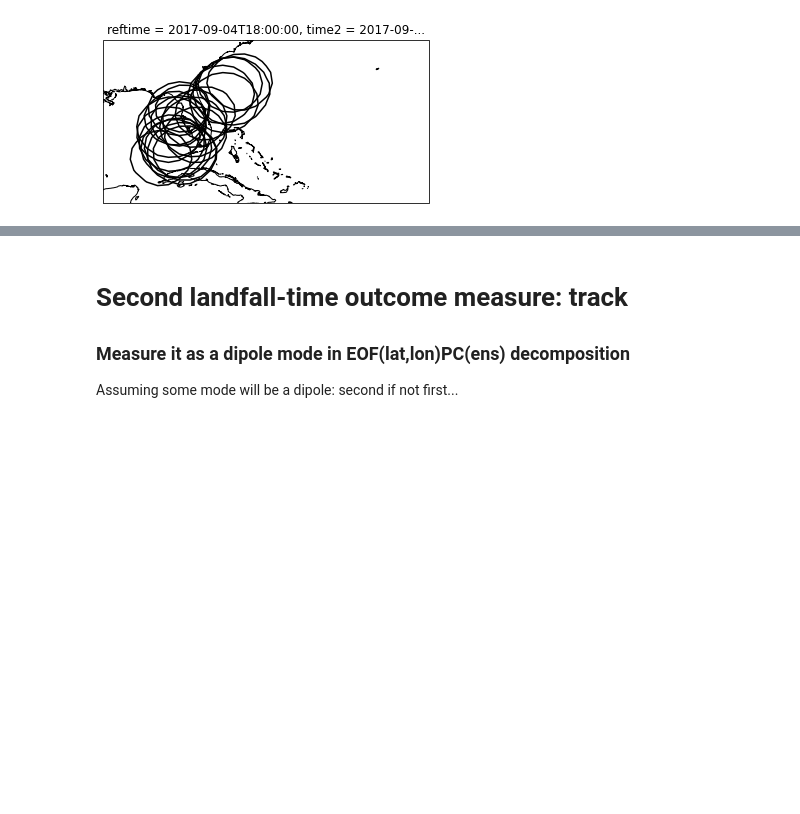
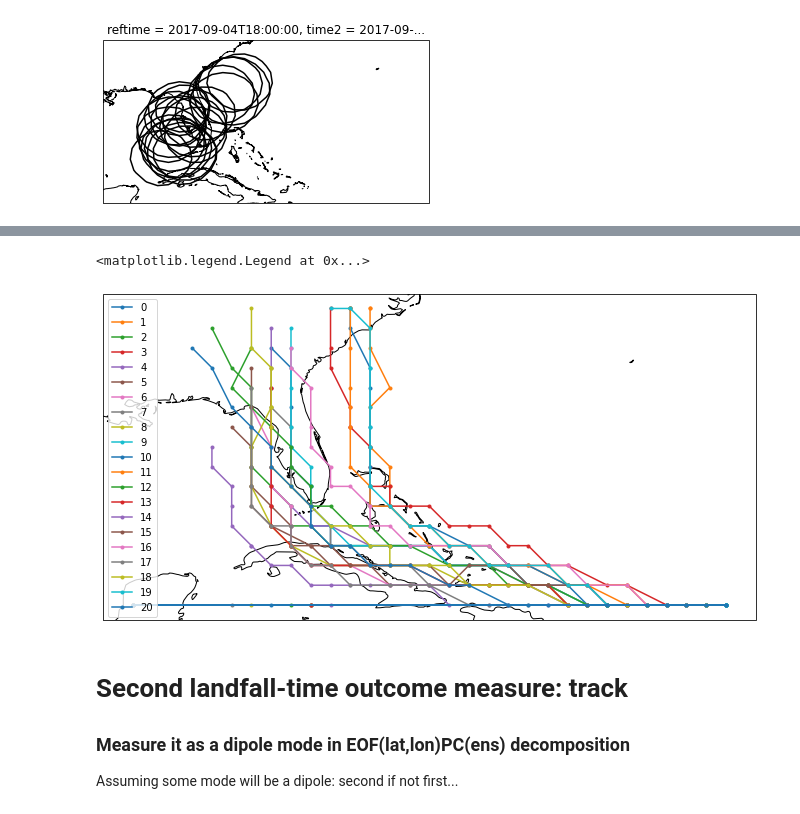
Before and after one commit to MPOcanes/MPO624_2022, a Jupyter notebook: Notebooks/Irma_Ensembles.ipynb, the cells around one changed output, grey strips where cells are left out. Cells and saved outputs as stored; diff of their text form; code cells hidden in the pictures; blank space fills up the shorter version.

```diff
--- a/Notebooks/Irma_Ensembles.ipynb
+++ b/Notebooks/Irma_Ensembles.ipynb
@@ -119,3 +118,17 @@ Type:      method
+# %%
+# tracks on a map
+projection = ccrs.PlateCarree()
+f, ax = plt.subplots(subplot_kw=dict(projection=projection), figsize=[14,6])
+
+for iens in range(21):
+    plt.plot(tracklons.sel(ens=iens, time2=slice('2017-09-04','2017-09-12 00:00:00'))-360., \
+             tracklats.sel(ens=iens, time2=slice('2017-09-04','2017-09-12 00:00:00')), marker='.', label=iens )
+
+ax.coastlines();
+ax.legend()
+# %% [output]
+<matplotlib.legend.Legend at 0x...>
+[figure, added]
 # %% [markdown]
 # Second landfall-time outcome measure: track
 ### Measure it as a dipole mode in EOF(lat,lon)PC(ens) decomposition
```
Also changed, not shown: parts of 7 cells of this notebook.
